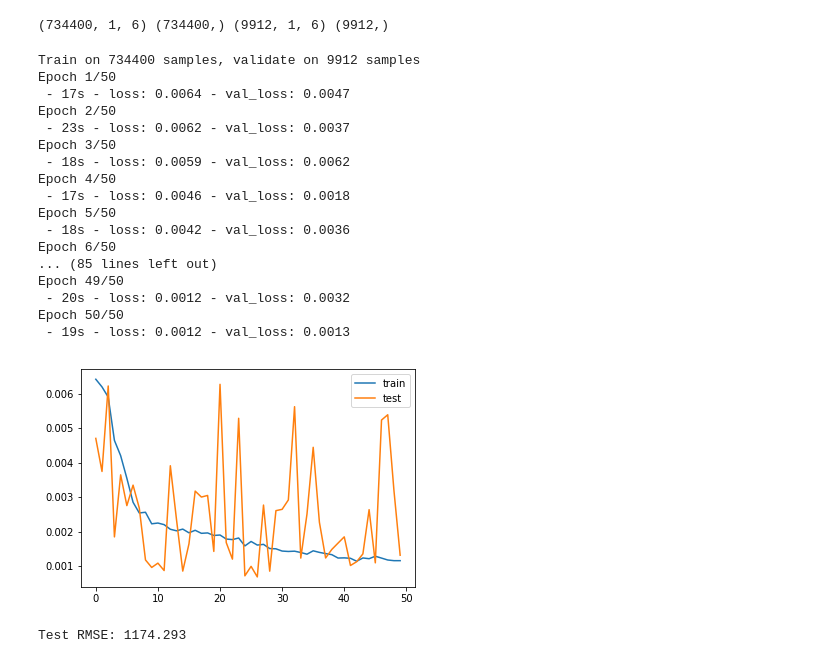
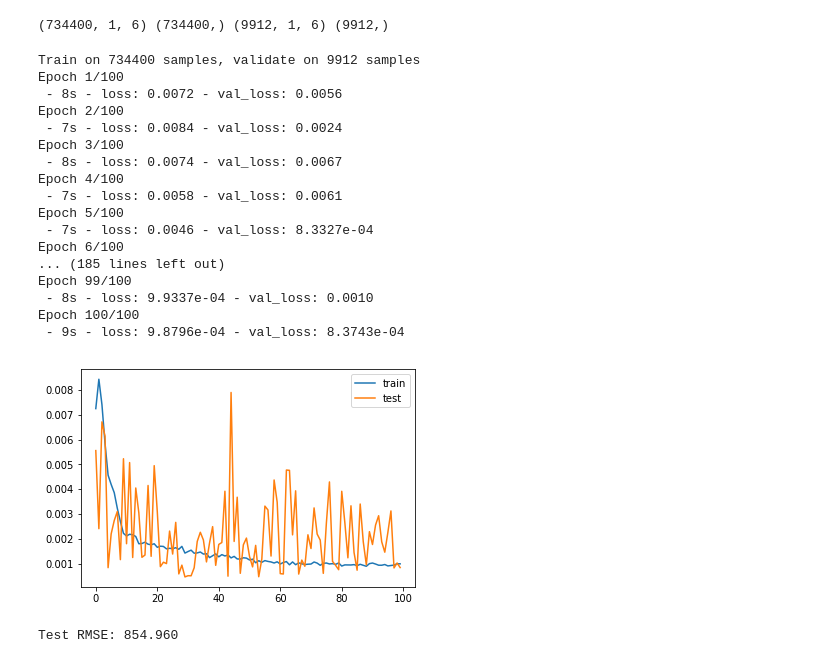
Before and after one commit to IshadiGamage/ForexForecast, a Jupyter notebook: rnn/rnn-concate/rnn-concat_dataset.ipynb, the cells around one changed output. Saved outputs shown, nothing was run; the diff lists cells and outputs as text; code cells hidden in the pictures.

Commit message:
trial and error epochs=100 , batch size=200

```diff
--- a/rnn/rnn-concate/rnn-concat_dataset.ipynb
+++ b/rnn/rnn-concate/rnn-concat_dataset.ipynb
@@ -167,51 +167,51 @@ print(train_X.shape, train_y.shape, test_X.shape, test_y.shape)
 # model.add(Dense(6, activation='relu'))
 # model.add(Dense(6, activation='relu'))
 # #output layer
 # model.add(Dense(1, activation='linear'))
 # # efficient gradient descent algorithm - adam
 # model.compile(loss='mae', optimizer='adam')
 
 
 model = Sequential()
 model.add(LSTM(50, input_shape=(train_X.shape[1], train_X.shape[2])))
 #model.add(LSTM(6))
 model.add(Dense(1))
 model.compile(loss='mae', optimizer='adam')
 
 
 # model = Sequential()
 # model.add(LSTM(50, input_shape=(train_X.shape[1], train_X.shape[2])))
 # model.add(Dense(1))
 # model.compile(loss='mae', optimizer='adam')
 
 # fit network
 # batch size-number of instances that are evaluated before a weight update in the network is performed
-history = model.fit(train_X, train_y, epochs=50, batch_size=150, validation_data=(test_X, test_y), verbose=2, shuffle=False)
+history = model.fit(train_X, train_y, epochs=100, batch_size=200, validation_data=(test_X, test_y), verbose=2, shuffle=False)
 
 # plot history
 pyplot.plot(history.history['loss'], label='train')
 pyplot.plot(history.history['val_loss'], label='test')
 pyplot.legend()
 pyplot.show()
 # %% [output]
 Train on 734400 samples, validate on 9912 samples
-Epoch 1/50
- - 17s - loss: 0.0064 - val_loss: 0.0047
-Epoch 2/50
- - 23s - loss: 0.0062 - val_loss: 0.0037
-Epoch 3/50
- - 18s - loss: 0.0059 - val_loss: 0.0062
-Epoch 4/50
- - 17s - loss: 0.0046 - val_loss: 0.0018
-Epoch 5/50
- - 18s - loss: 0.0042 - val_loss: 0.0036
-Epoch 6/50
-... (85 lines left out)
-Epoch 49/50
- - 20s - loss: 0.0012 - val_loss: 0.0032
-Epoch 50/50
- - 19s - loss: 0.0012 - val_loss: 0.0013
+Epoch 1/100
+ - 8s - loss: 0.0072 - val_loss: 0.0056
+Epoch 2/100
+ - 7s - loss: 0.0084 - val_loss: 0.0024
+Epoch 3/100
+ - 8s - loss: 0.0074 - val_loss: 0.0067
+Epoch 4/100
+ - 7s - loss: 0.0058 - val_loss: 0.0061
+Epoch 5/100
+ - 7s - loss: 0.0046 - val_loss: 8.3327e-04
+Epoch 6/100
+... (185 lines left out)
+Epoch 99/100
+ - 8s - loss: 9.9337e-04 - val_loss: 0.0010
+Epoch 100/100
+ - 9s - loss: 9.8796e-04 - val_loss: 8.3743e-04
-[figure, old version]
+[figure, new version]
 # %%
 # make a prediction
 yhat = model.predict(test_X)
@@ -229,7 +229,7 @@ inv_y = inv_y[:,0]
 rmse = sqrt(mean_squared_error(inv_y, inv_yhat))
 print('Test RMSE: %.3f' % rmse)
 # %% [output]
-Test RMSE: 1174.293
+Test RMSE: 854.960
 # %%
 # # evaluate the model
 # scores = model.evaluate(X, Y)
```
Also changed, not shown: parts of 3 cells of this notebook.
